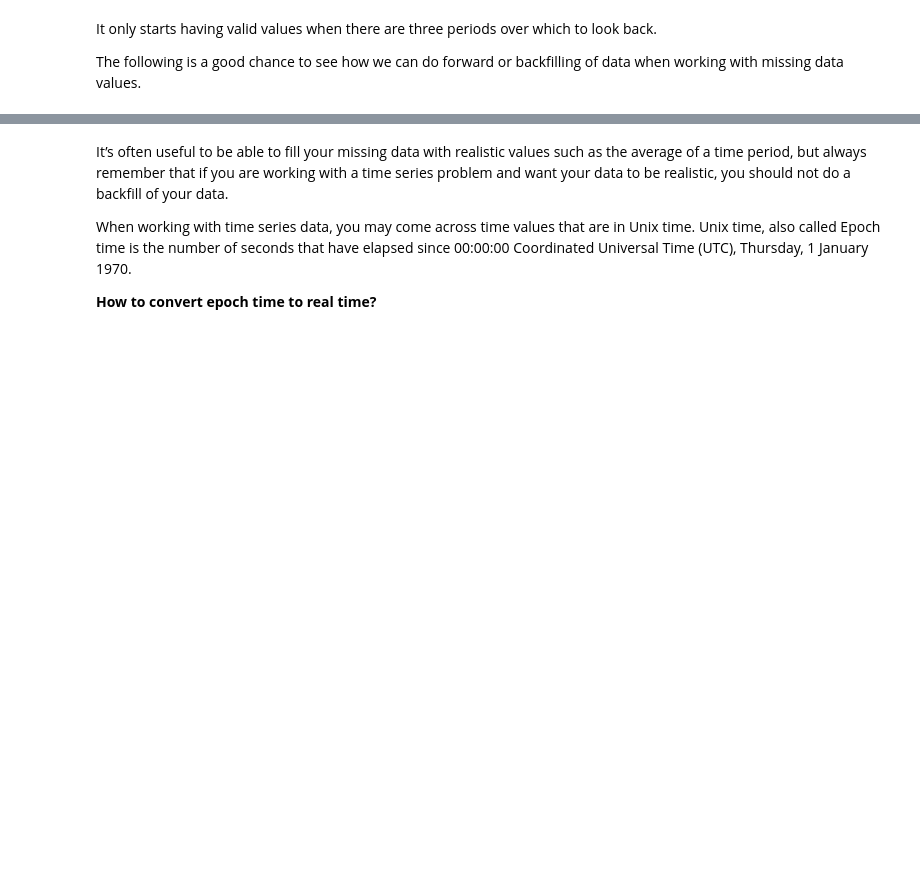
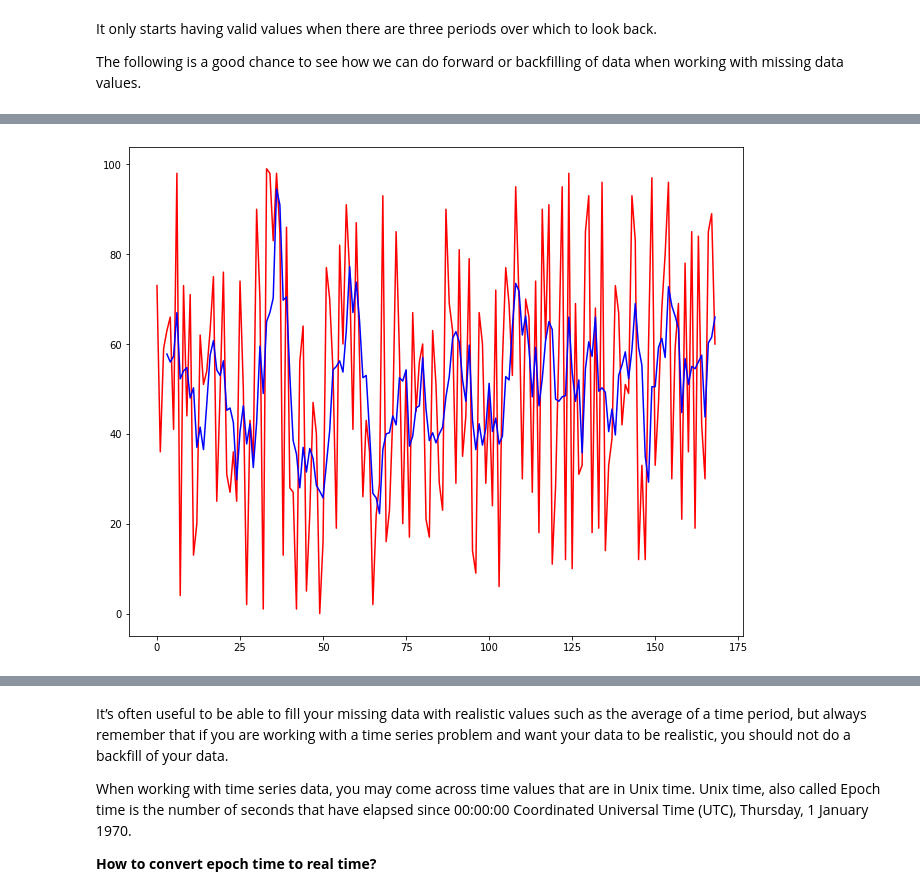
Before and after one commit to Eduardo-Coyto/ML-UTEC-4Geeks, a Jupyter notebook: export/exploring-time-series.ipynb, the cells around one changed output, grey strips where cells are left out. Saved outputs shown, nothing was run; the diff lists cells and outputs as text; code cells hidden in the pictures; blank space fills up the shorter version.

```diff
--- a/export/exploring-time-series.ipynb
+++ b/export/exploring-time-series.ipynb
@@ -142,3 +201,11 @@ The following is a good chance to see how we can do forward or backfilling of da
+# %%
+df['rolling_mean'] = df['data'].rolling(4).mean()
+
+plt.plot(df['data'].values, 'r')
+plt.plot(df.values[:,3], 'b')
+plt.show()
+# %% [output]
+[figure, added]
 # %%
 df['rolling_sum_backfilled'] = df['rolling_sum'].fillna(method='backfill')
 df.head()
```
Also changed, not shown: parts of 21 cells of this notebook.
